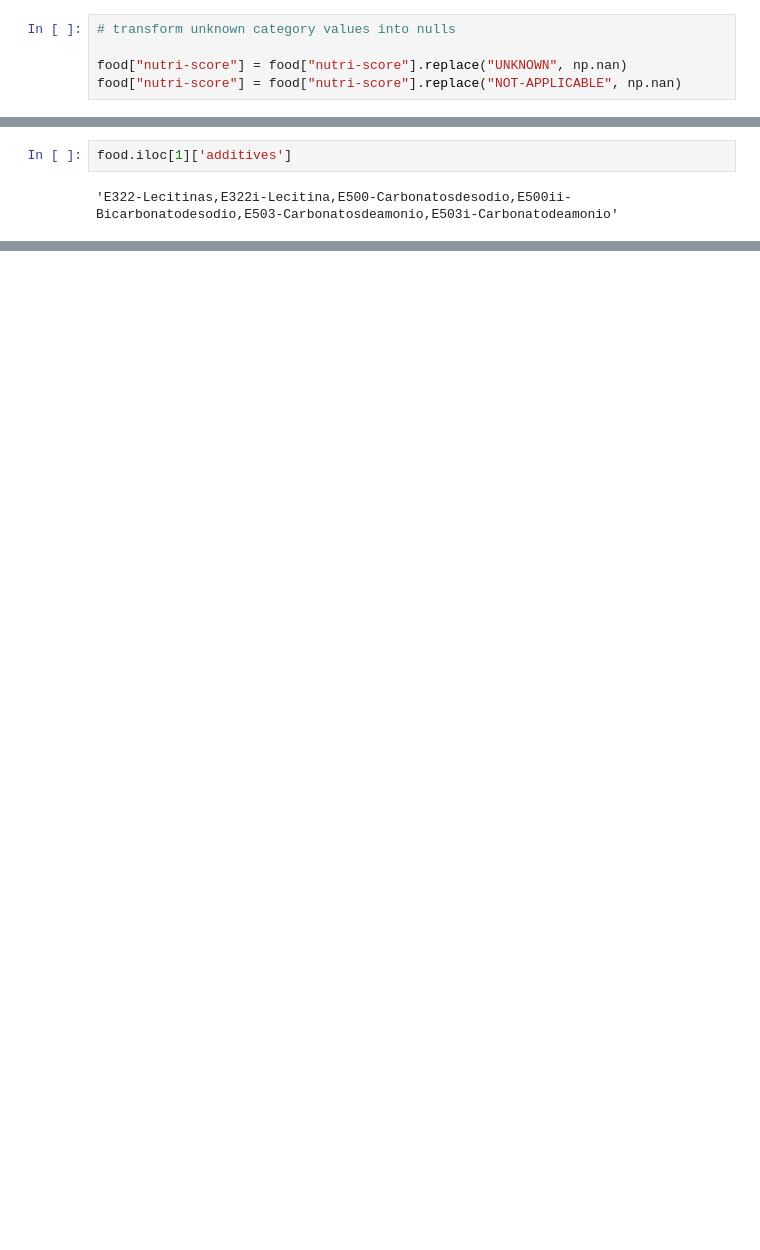
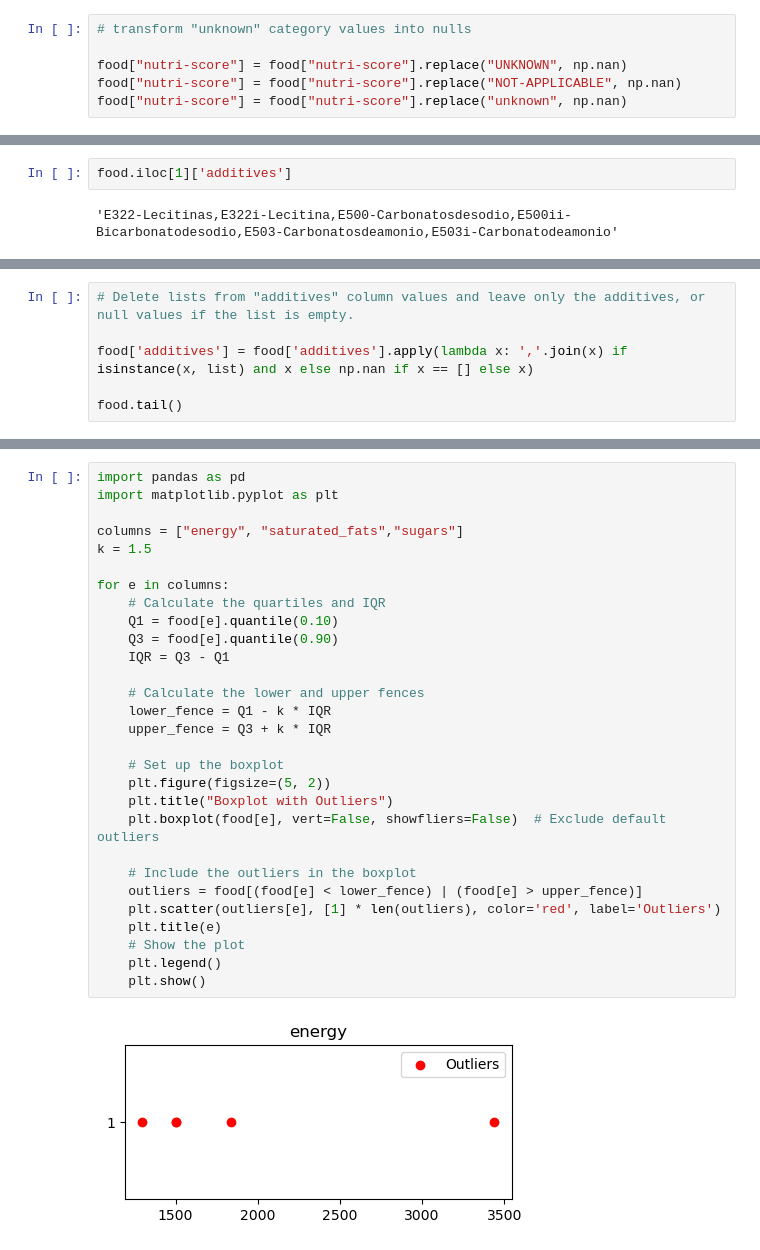
Before and after one commit to DavidNPastrana/food_advisor, a Jupyter notebook: Data_treatment_1.ipynb, the cells around one changed output, grey strips where cells are left out. Cells and saved outputs as stored; diff of their text form; blank space fills up the shorter version.

```diff
--- a/Test_selenium.ipynb
+++ b/Data_treatment_1.ipynb
@@ -307,10 +325,11 @@ food["nutri-score"].unique()
 # %% [output]
 array(['E', 'D', 'B', 'A', 'C', 'UNKNOWN', 'NOT-APPLICABLE'], dtype=object)
 # %%
-# transform unknown category values into nulls
+# transform "unknown" category values into nulls
 
 food["nutri-score"] = food["nutri-score"].replace("UNKNOWN", np.nan)
 food["nutri-score"] = food["nutri-score"].replace("NOT-APPLICABLE", np.nan)
+food["nutri-score"] = food["nutri-score"].replace("unknown", np.nan)
 # %%
 # create a new column "nutri-score_num"
 
@@ -409,0 +429,6 @@ list
+# %%
+# Delete lists from "additives" column values and leave only the additives, or null values if the list is empty.
+
+food['additives'] = food['additives'].apply(lambda x: ','.join(x) if isinstance(x, list) and x else np.nan if x == [] else x)
+
+food.tail()
@@ -409,0 +491,31 @@ list
+# %%
+import pandas as pd
+import matplotlib.pyplot as plt
+
+columns = ["energy", "saturated_fats","sugars"]
+k = 1.5
+
+for e in columns:
+    # Calculate the quartiles and IQR
+    Q1 = food[e].quantile(0.10)
+    Q3 = food[e].quantile(0.90)
+    IQR = Q3 - Q1
+
+    # Calculate the lower and upper fences
+    lower_fence = Q1 - k * IQR
+    upper_fence = Q3 + k * IQR
+
+    # Set up the boxplot
+    plt.figure(figsize=(5, 2))
+    plt.title("Boxplot with Outliers")
+    plt.boxplot(food[e], vert=False, showfliers=False)  # Exclude default outliers
+
+    # Include the outliers in the boxplot
+    outliers = food[(food[e] < lower_fence) | (food[e] > upper_fence)]
+    plt.scatter(outliers[e], [1] * len(outliers), color='red', label='Outliers')
+    plt.title(e)
+    # Show the plot
+    plt.legend()
+    plt.show()
+# %% [output]
+[figure, added]
```
Also changed, not shown: parts of 27 cells of this notebook, 5 other files.
